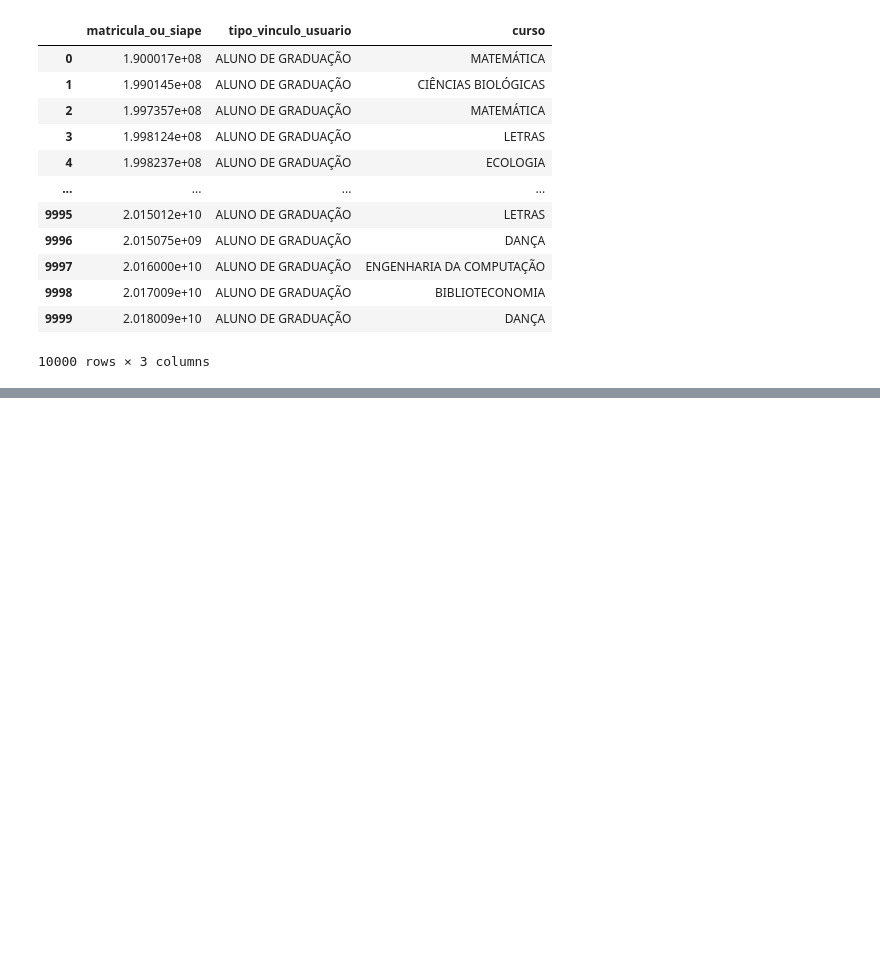
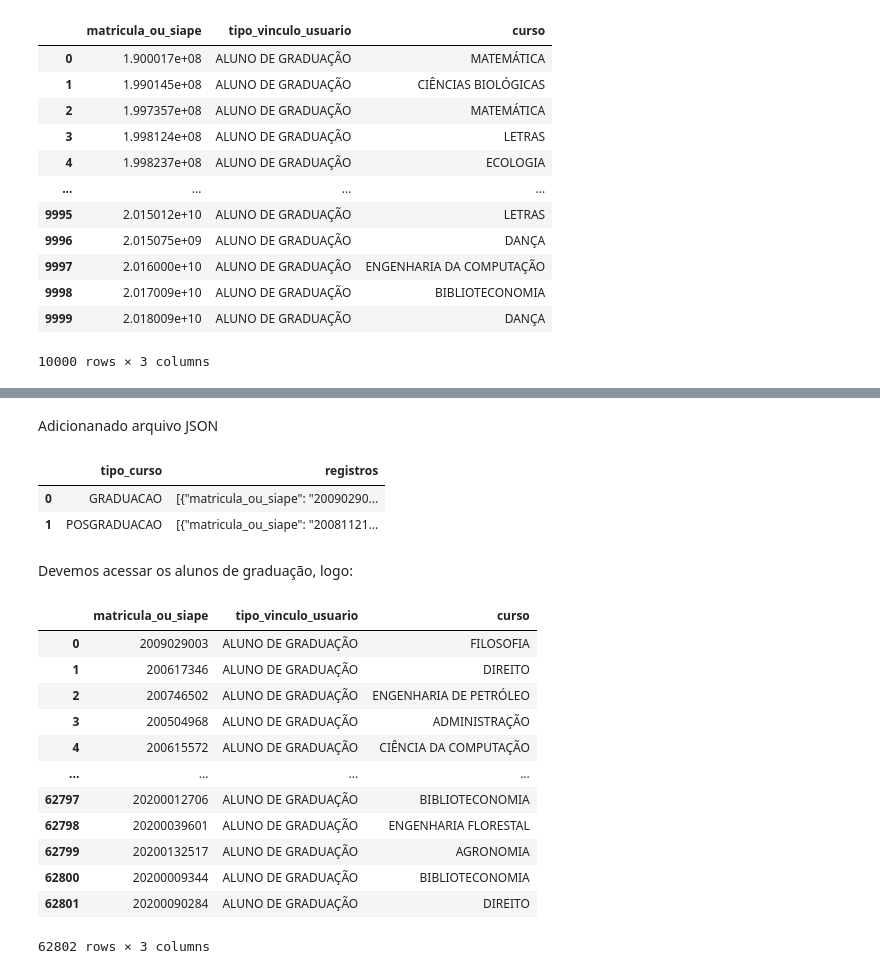
Before and after one commit to WyndamBaxter/Desafio-7-days-of-coding-dashboard, a Jupyter notebook: Analise_exploratoria.ipynb, the cells around one changed output, grey strips where cells are left out. Saved outputs shown, nothing was run; the diff lists cells and outputs as text; code cells hidden in the pictures; blank space fills up the shorter version.

```diff
--- a/Analise_exploratoria.ipynb
+++ b/Analise_exploratoria.ipynb
@@ -971,0 +999,29 @@ cadastro_usuarios_excel
+# %% [markdown]
+Adicionanado arquivo JSON
+# %%
+cadastro_usuarios_json = pd.read_json('F:/Programação/Desafio-7-days-of-coding-dashboard/datasets/dataset_cadastro_alunos/cadastro_alunos.json')
+cadastro_usuarios_json
+# %% [output]
+|  | tipo_curso | registros |
+| 0 | GRADUACAO | [{"matricula_ou_siape": "20090290... |
+| 1 | POSGRADUACAO | [{"matricula_ou_siape": "20081121... |
+# %% [markdown]
+Devemos acessar os alunos de graduação, logo:
+# %%
+from io import StringIO
+cadastro_usuarios_graduacao = pd.read_json(StringIO(cadastro_usuarios_json.registros[0]))
+cadastro_usuarios_graduacao
+# %% [output]
+|  | matricula_ou_siape | tipo_vinculo_usuario | curso |
+| 0 | 2009029003 | ALUNO DE GRADUAÇÃO | FILOSOFIA |
+| 1 | 200617346 | ALUNO DE GRADUAÇÃO | DIREITO |
+| 2 | 200746502 | ALUNO DE GRADUAÇÃO | ENGENHARIA DE PETRÓLEO |
+| 3 | 200504968 | ALUNO DE GRADUAÇÃO | ADMINISTRAÇÃO |
+| 4 | 200615572 | ALUNO DE GRADUAÇÃO | CIÊNCIA DA COMPUTAÇÃO |
+| ... | ... | ... | ... |
+| 62797 | 20200012706 | ALUNO DE GRADUAÇÃO | BIBLIOTECONOMIA |
+| 62798 | 20200039601 | ALUNO DE GRADUAÇÃO | ENGENHARIA FLORESTAL |
+| 62799 | 20200132517 | ALUNO DE GRADUAÇÃO | AGRONOMIA |
+| 62800 | 20200009344 | ALUNO DE GRADUAÇÃO | BIBLIOTECONOMIA |
+| 62801 | 20200090284 | ALUNO DE GRADUAÇÃO | DIREITO |
+62802 rows × 3 columns
```
Also changed, not shown: parts of 11 cells of this notebook.
